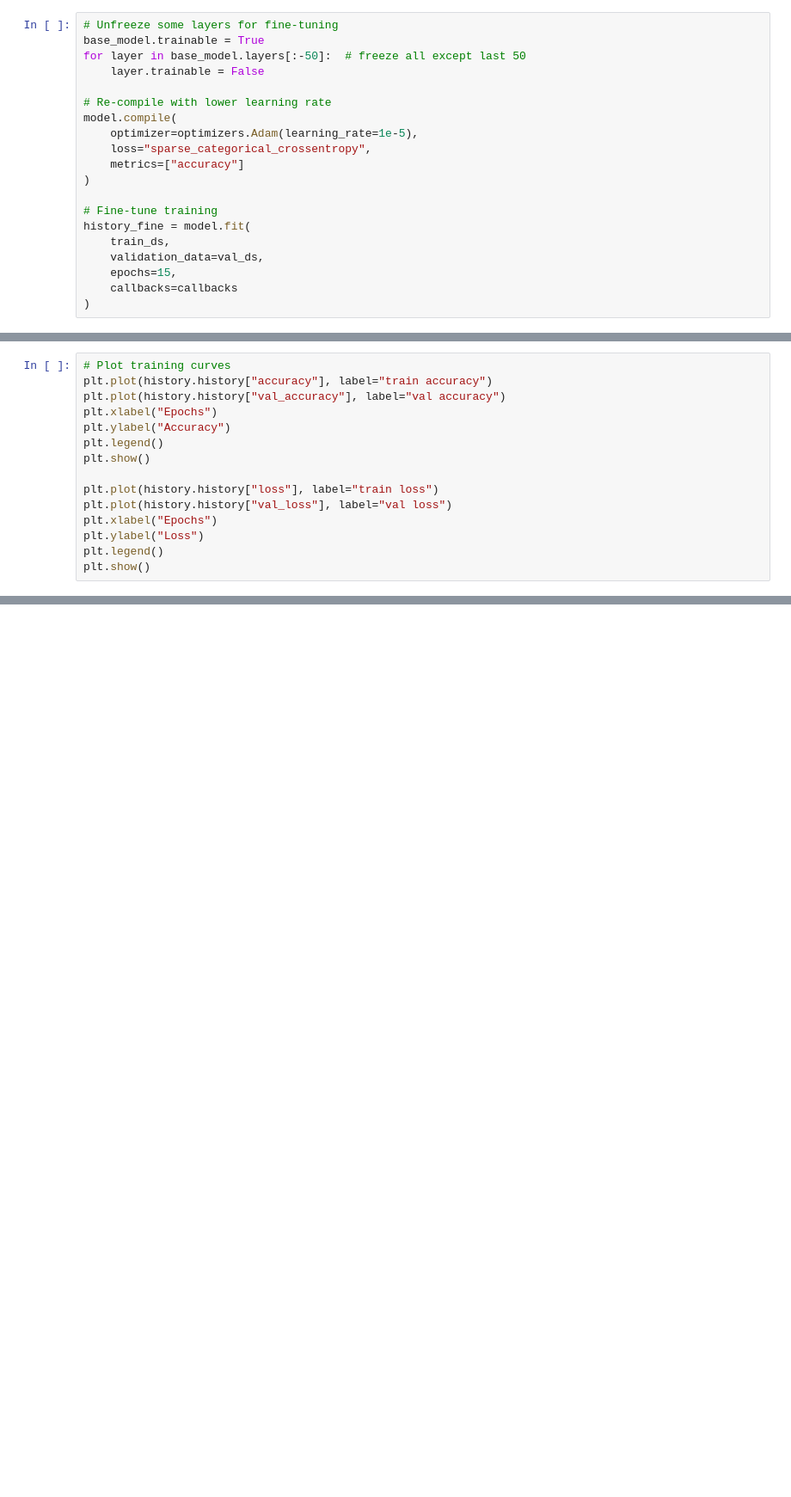
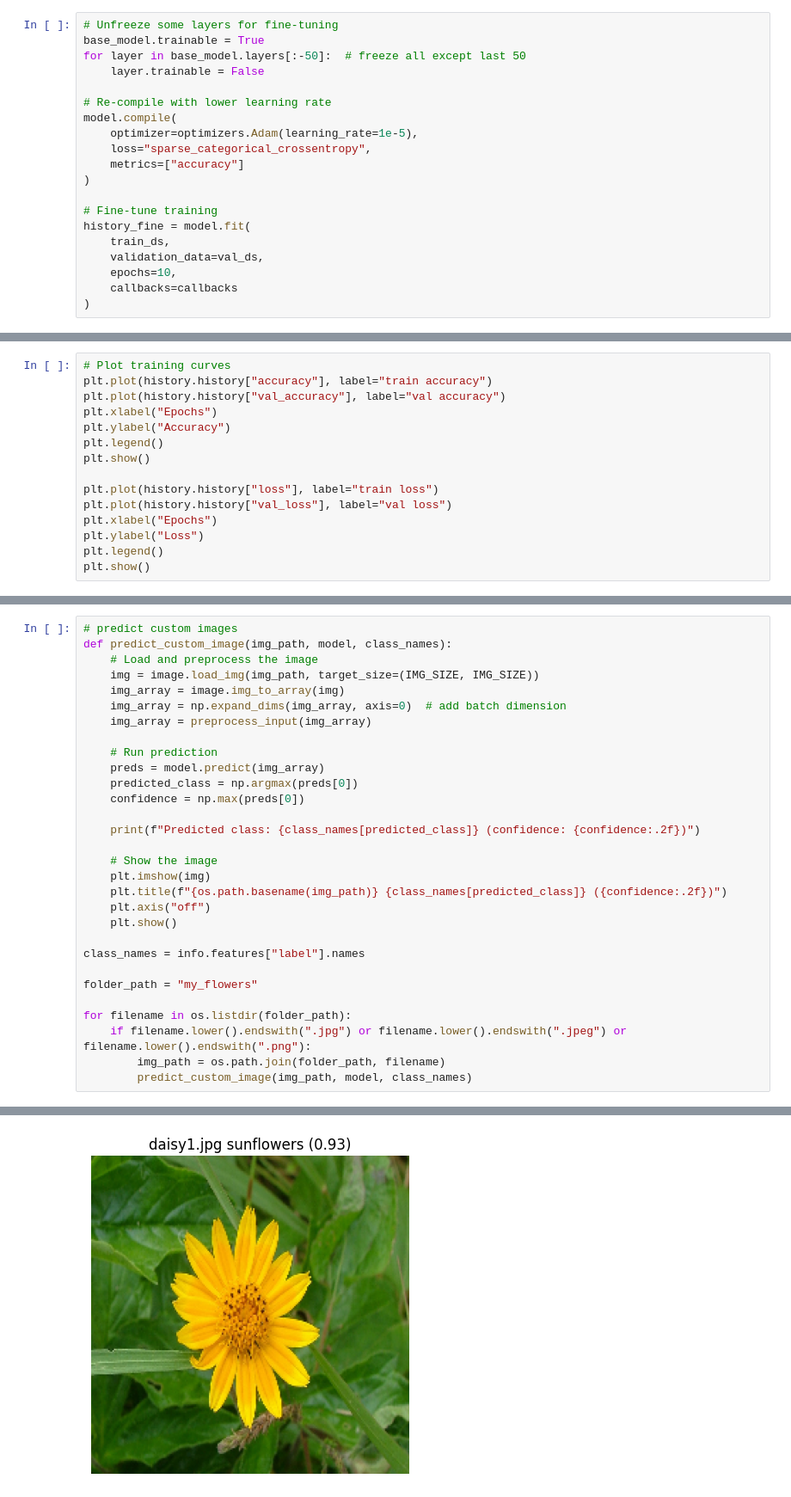
Before and after one commit to KurdGela/FlowerClassificationNN, a Jupyter notebook: FlowerClassification.ipynb, the cells around one changed output, grey strips where cells are left out. Shown at 86% size. Saved outputs shown, nothing was run; the diff lists cells and outputs as text; blank space fills up the shorter version.

Commit message:
added custom image prediction, some test images, and model loading with weights. Also added my trained model(just weights)

```diff
--- a/FlowerClassification.ipynb
+++ b/FlowerClassification.ipynb
@@ -161,6 +119,6 @@ model.compile(
 history_fine = model.fit(
     train_ds,
     validation_data=val_ds,
-    epochs=15,
+    epochs=10,
     callbacks=callbacks
 )
@@ -224,0 +188,31 @@ for images, labels in val_ds.take(1):
+# %%
+# predict custom images
+def predict_custom_image(img_path, model, class_names):
+    # Load and preprocess the image
+    img = image.load_img(img_path, target_size=(IMG_SIZE, IMG_SIZE))
+    img_array = image.img_to_array(img)
+    img_array = np.expand_dims(img_array, axis=0)  # add batch dimension
+    img_array = preprocess_input(img_array)
+
+    # Run prediction
+    preds = model.predict(img_array)
+    predicted_class = np.argmax(preds[0])
+    confidence = np.max(preds[0])
+
+    print(f"Predicted class: {class_names[predicted_class]} (confidence: {confidence:.2f})")
+
+    # Show the image
+    plt.imshow(img)
+    plt.title(f"{os.path.basename(img_path)} {class_names[predicted_class]} ({confidence:.2f})")
+    plt.axis("off")
+    plt.show()
+
+class_names = info.features["label"].names
+
+folder_path = "my_flowers"
+
+for filename in os.listdir(folder_path):
+    if filename.lower().endswith(".jpg") or filename.lower().endswith(".jpeg") or filename.lower().endswith(".png"):
+        img_path = os.path.join(folder_path, filename)
+        predict_custom_image(img_path, model, class_names)
+# %% [output]
@@ -224,0 +221 @@ for images, labels in val_ds.take(1):
+[figure, added]
```
Also changed, not shown: parts of 8 cells of this notebook, 14 other files.
